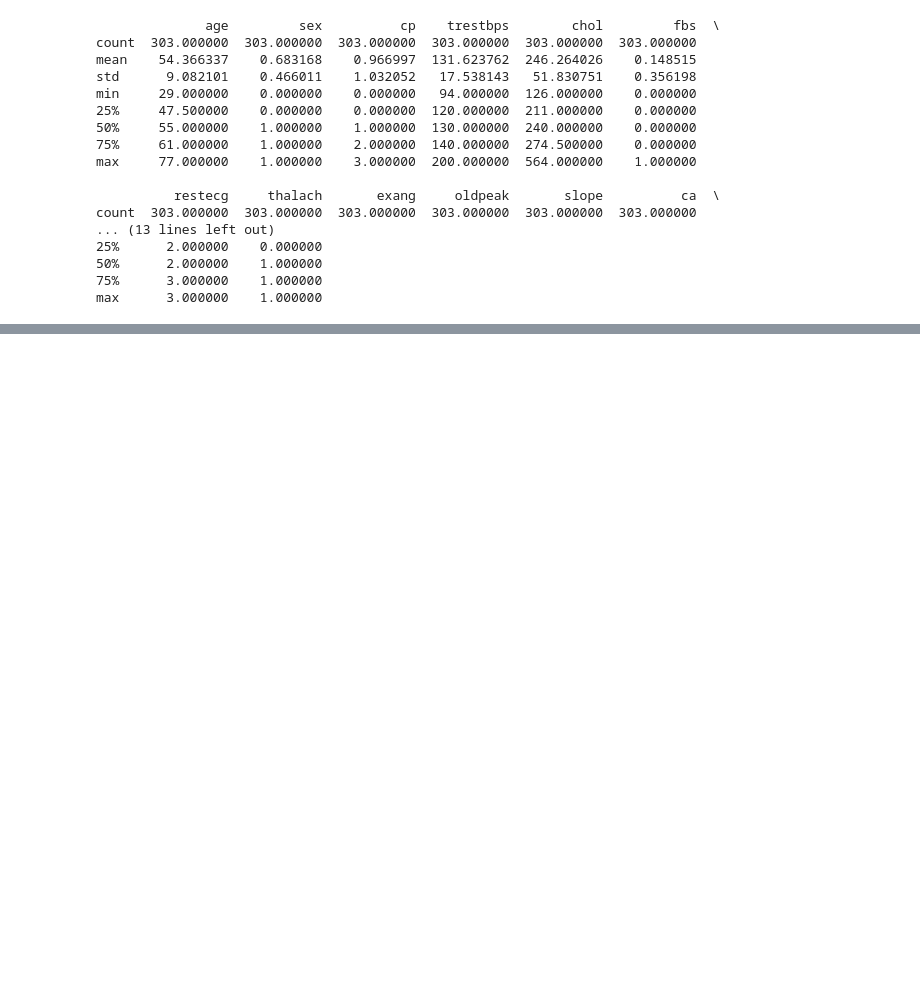
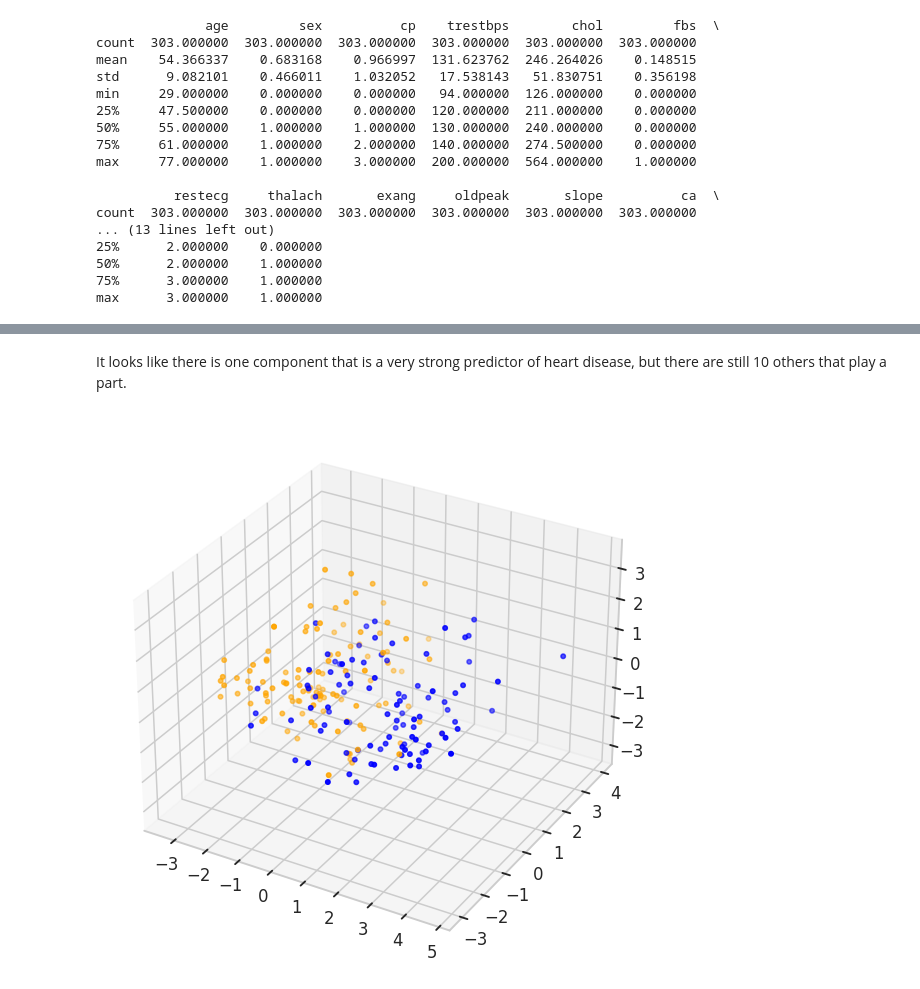
Before and after one commit to jgjarosz/Data-Scientist-Portfolio, a Jupyter notebook: heart-disease-uci.ipynb, the cells around one changed output, grey strips where cells are left out. Cells and saved outputs as stored; diff of their text form; code cells hidden in the pictures; blank space fills up the shorter version.

Commit message:
Kaggle Notebook | Heart Disease UCI | Version 18

```diff
--- a/heart-disease-uci.ipynb
+++ b/heart-disease-uci.ipynb
@@ -299,0 +147,23 @@ This model is decent but it might be possible to improve it. To tune it further
+# %% [markdown]
+It looks like there is one component that is a very strong predictor of heart disease, but there are still 10 others that play a part.
+# %%
+# Transform the PCA data and visualize it
+X_train_pca_transformed = pca.transform(X_train_scaled)
+
+# Plot the PCA data for the train set
+sns.set_palette('deep')
+fig = plt.figure(figsize=(10, 10))
+ax = fig.add_subplot(projection='3d')
+xs = X_train_pca_transformed[:,0]
+ys = X_train_pca_transformed[:,1]
+zs = X_train_pca_transformed[:,2]
+colors = ['blue' if label == 0 else 'orange' for label in y_train]
+Axes3D.scatter(xs=xs,
+               ys=ys,
+               zs=zs,
+               ax=ax,
+               depthshade=True,
+               c=colors)
+plt.show()
+# %% [output]
+[figure, added]
```
Also changed, not shown: parts of 24 cells of this notebook.
